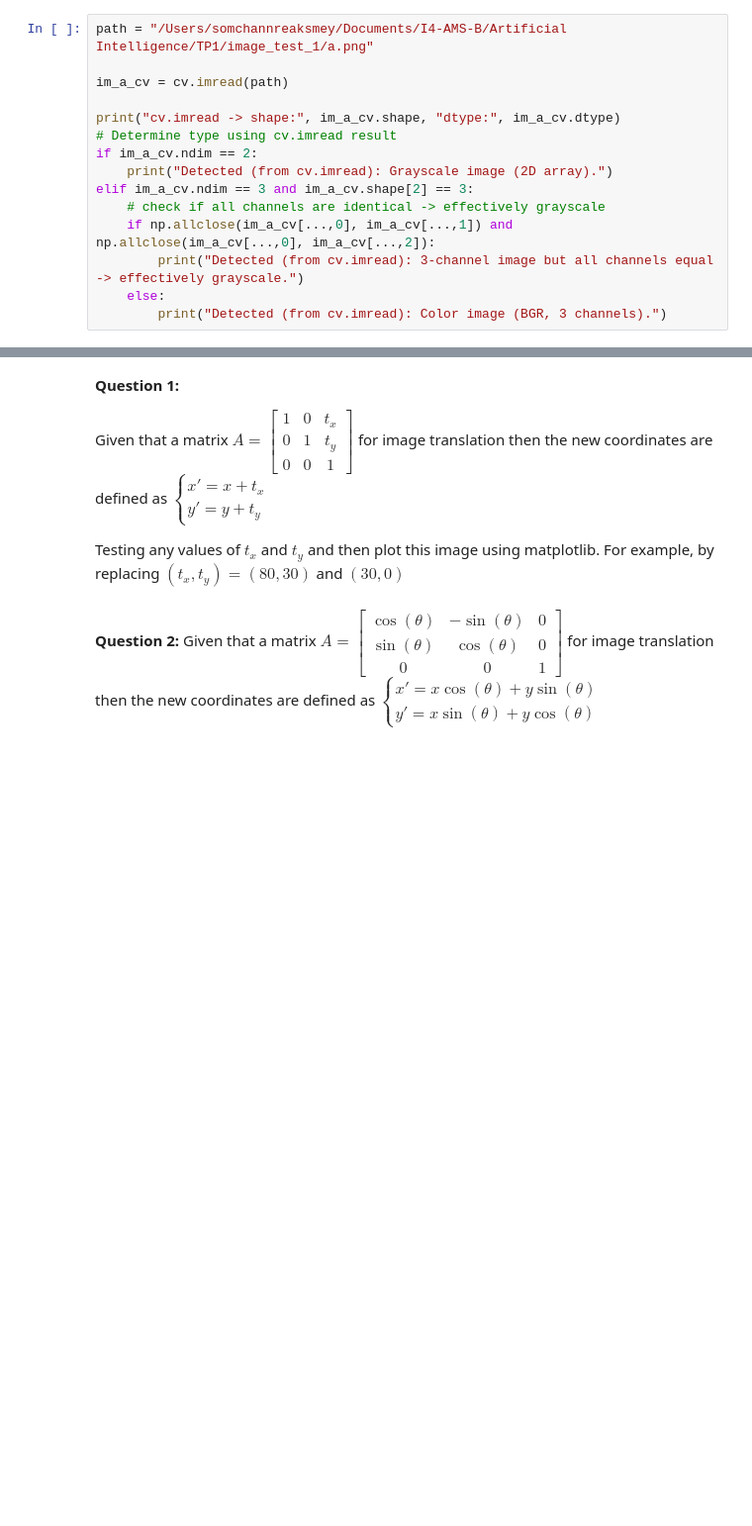
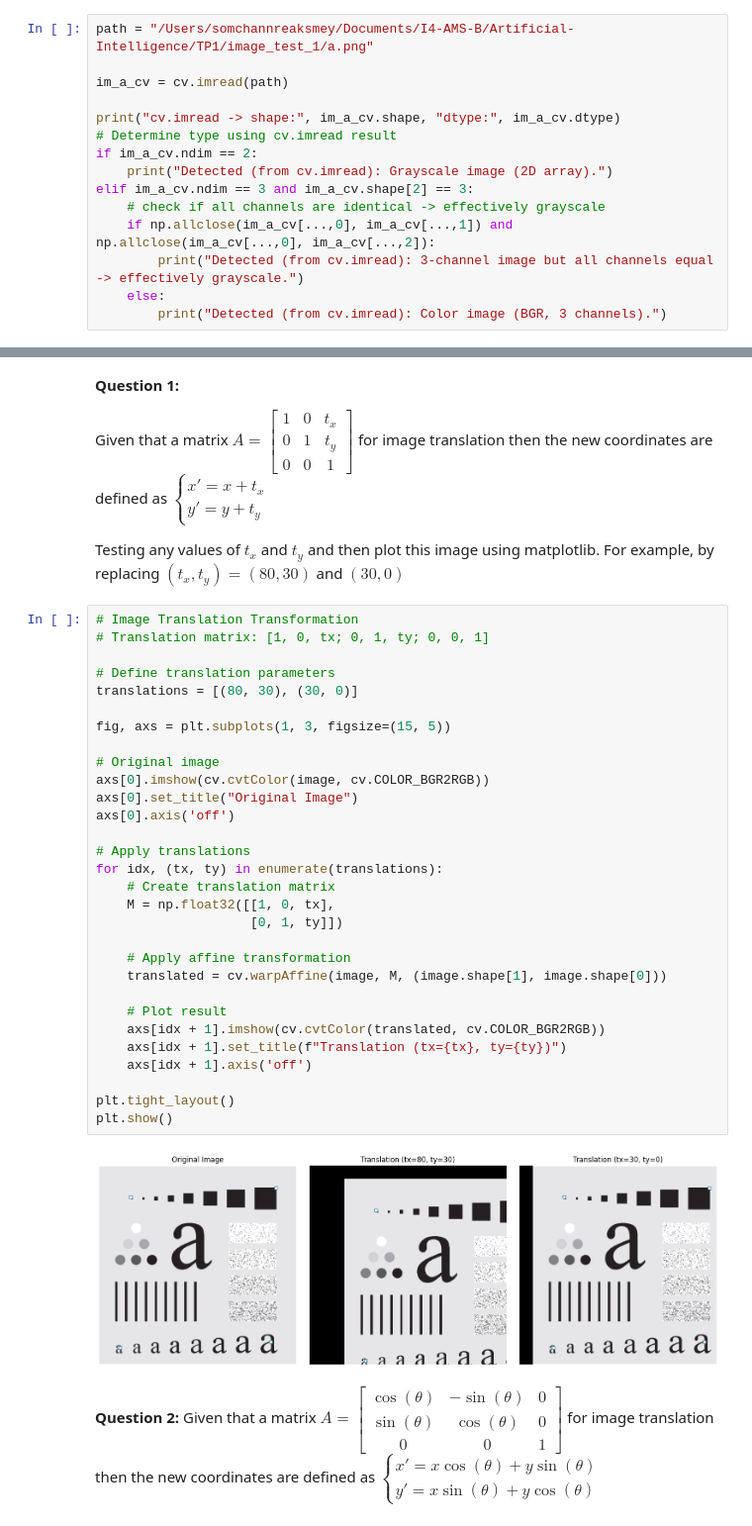
Before and after one commit to channreaksmey/ai-tp, a Jupyter notebook: TP1/TP1.ipynb, the cells around one changed output, grey strips where cells are left out. Shown at 99% size. Cells and saved outputs as stored; diff of their text form; blank space fills up the shorter version.

```diff
--- a/TP1/TP1.ipynb
+++ b/TP1/TP1.ipynb
@@ -145,7 +147,7 @@ plt.imshow(im_gray, cmap="gray")
 # %% [markdown]
 **2.3.** Now loading the image name `a.png` from folder name `image_test_1`, checking the image properties it is a grayscale or color (R-G-B)? why? It not grayscale so transform this image to grayscale.
 # %%
-path = "/Users/somchannreaksmey/Documents/I4-AMS-B/Artificial Intelligence/TP1/image_test_1/a.png"
+path = "/Users/somchannreaksmey/Documents/I4-AMS-B/Artificial-Intelligence/TP1/image_test_1/a.png"
 
 im_a_cv = cv.imread(path)
 
@@ -258,6 +260,38 @@ methods according to the matrix A was given.
 Given that a matrix $A = \begin{bmatrix}1&0&t_x\\0&1&t_y\\0&0&1\end{bmatrix}$ for image translation then the new coordinates are defined as $\begin{cases}x'=x+t_x\\y'=y+t_y\end{cases}$
 
 Testing any values of $t_x$ and $t_y$ and then plot this image using matplotlib. For example, by replacing $(t_x, t_y)=(80,30)$ and $(30, 0)$
+# %%
+# Image Translation Transformation
+# Translation matrix: [1, 0, tx; 0, 1, ty; 0, 0, 1]
+
+# Define translation parameters
+translations = [(80, 30), (30, 0)]
+
+fig, axs = plt.subplots(1, 3, figsize=(15, 5))
+
+# Original image
+axs[0].imshow(cv.cvtColor(image, cv.COLOR_BGR2RGB))
+axs[0].set_title("Original Image")
+axs[0].axis('off')
+
+# Apply translations
+for idx, (tx, ty) in enumerate(translations):
+    # Create translation matrix
+    M = np.float32([[1, 0, tx],
+                    [0, 1, ty]])
+
+    # Apply affine transformation
+    translated = cv.warpAffine(image, M, (image.shape[1], image.shape[0]))
+
+    # Plot result
+    axs[idx + 1].imshow(cv.cvtColor(translated, cv.COLOR_BGR2RGB))
+    axs[idx + 1].set_title(f"Translation (tx={tx}, ty={ty})")
+    axs[idx + 1].axis('off')
+
+plt.tight_layout()
+plt.show()
+# %% [output]
+[figure, added]
 # %% [markdown]
 **Question 2:**
 Given that a matrix $A = \begin{bmatrix}\cos(\theta)&-\sin(\theta)&0\\\sin(\theta)&\cos(\theta)&0\\0&0&1\end{bmatrix}$ for image translation then the new coordinates are defined as $\begin{cases}x'=x\cos(\theta)+y\sin(\theta)\\y'=x\sin(\theta)+y\cos(\theta)\end{cases}$
```
Also changed, not shown: parts of 7 cells of this notebook, 10 other files.
